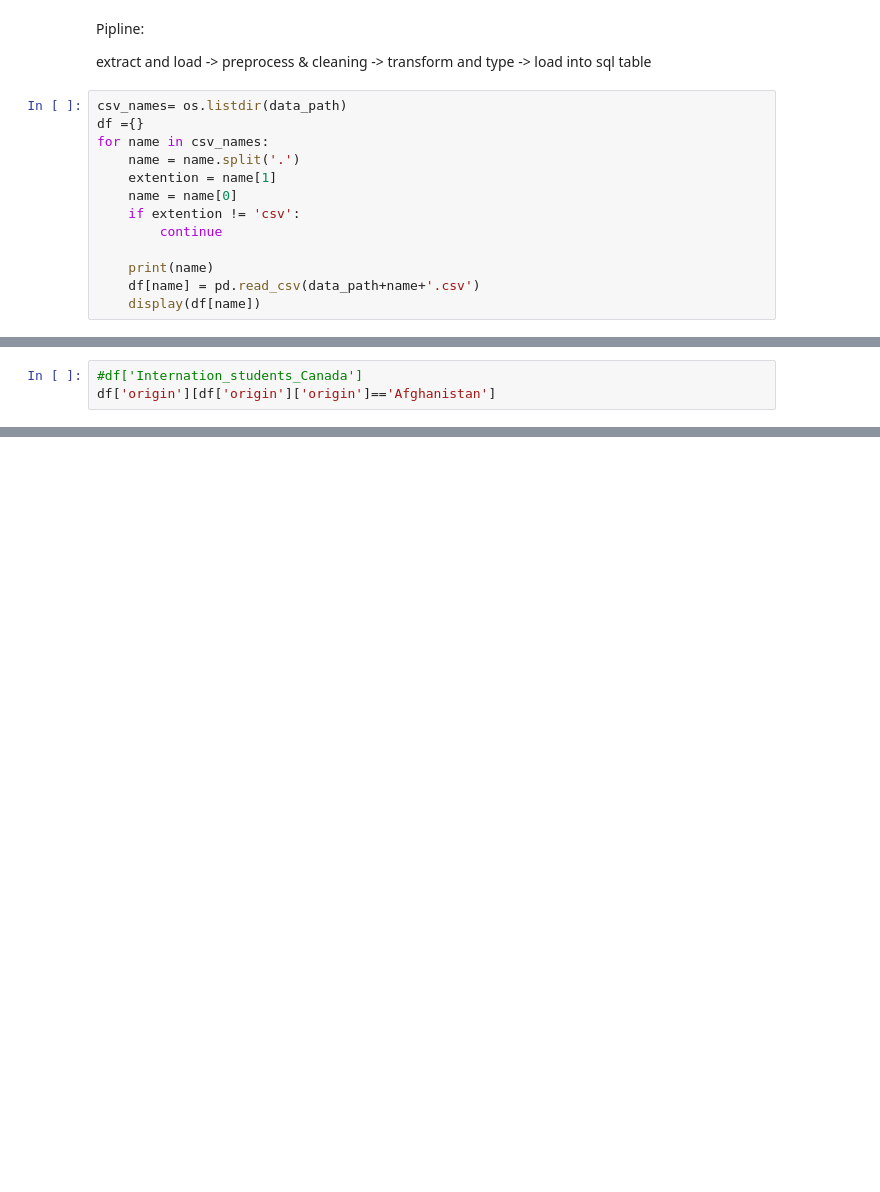
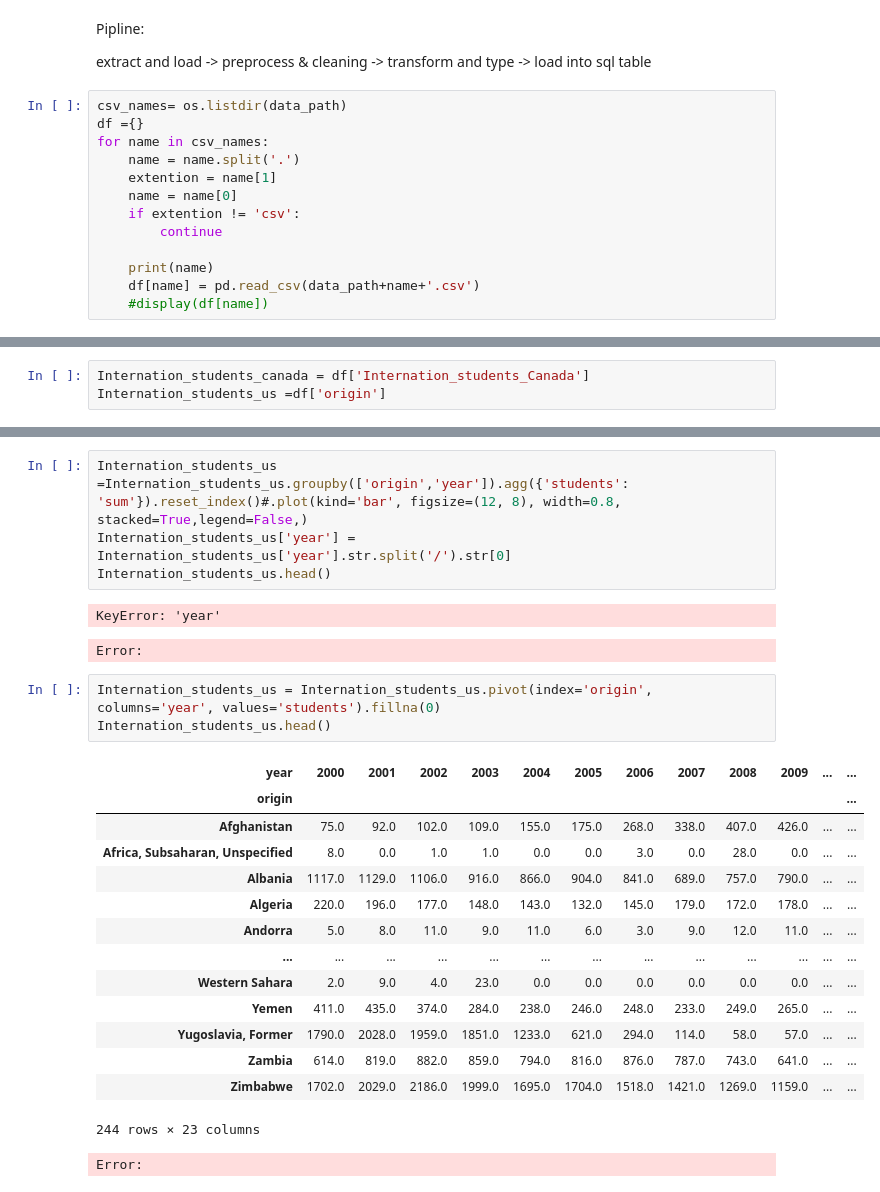
Before and after one commit to majidsh97/MADE, a Jupyter notebook: project/data-exploration.ipynb, the cells around one changed output, grey strips where cells are left out. Saved outputs shown, nothing was run; the diff lists cells and outputs as text; blank space fills up the shorter version.

```diff
--- a/project/data-exploration.ipynb
+++ b/project/data-exploration.ipynb
@@ -37,6 +42,6 @@ for name in csv_names:
 
     print(name)
     df[name] = pd.read_csv(data_path+name+'.csv')
-    display(df[name])
+    #display(df[name])
 # %% [output]
 origin
@@ -115,4 +58,4 @@ df['Internation_students_Canada']
 # %%
-#df['Internation_students_Canada']
-df['origin'][df['origin']['origin']=='Afghanistan']
+Internation_students_canada = df['Internation_students_Canada']
+Internation_students_us =df['origin']
 # %% [output]
@@ -131,0 +95,26 @@ df['origin'][df['origin']['origin']=='Afghanistan']
+# %%
+Internation_students_us =Internation_students_us.groupby(['origin','year']).agg({'students': 'sum'}).reset_index()#.plot(kind='bar', figsize=(12, 8), width=0.8, stacked=True,legend=False,)
+Internation_students_us['year'] = Internation_students_us['year'].str.split('/').str[0]
+Internation_students_us.head()
+# %% [output]
+KeyError: 'year'
+Error:
+# %%
+Internation_students_us = Internation_students_us.pivot(index='origin', columns='year', values='students').fillna(0)
+Internation_students_us.head()
+# %% [output]
+| year | 2000 | 2001 | 2002 | 2003 | 2004 | 2005 | 2006 | 2007 | 2008 | 2009 | ... | ... |
+| origin |  |  |  |  |  |  |  |  |  |  |  | ... |
+| Afghanistan | 75.0 | 92.0 | 102.0 | 109.0 | 155.0 | 175.0 | 268.0 | 338.0 | 407.0 | 426.0 | ... | ... |
+| Africa, Subsaharan, Unspecified | 8.0 | 0.0 | 1.0 | 1.0 | 0.0 | 0.0 | 3.0 | 0.0 | 28.0 | 0.0 | ... | ... |
+| Albania | 1117.0 | 1129.0 | 1106.0 | 916.0 | 866.0 | 904.0 | 841.0 | 689.0 | 757.0 | 790.0 | ... | ... |
+| Algeria | 220.0 | 196.0 | 177.0 | 148.0 | 143.0 | 132.0 | 145.0 | 179.0 | 172.0 | 178.0 | ... | ... |
+| Andorra | 5.0 | 8.0 | 11.0 | 9.0 | 11.0 | 6.0 | 3.0 | 9.0 | 12.0 | 11.0 | ... | ... |
+| ... | ... | ... | ... | ... | ... | ... | ... | ... | ... | ... | ... | ... |
+| Western Sahara | 2.0 | 9.0 | 4.0 | 23.0 | 0.0 | 0.0 | 0.0 | 0.0 | 0.0 | 0.0 | ... | ... |
+| Yemen | 411.0 | 435.0 | 374.0 | 284.0 | 238.0 | 246.0 | 248.0 | 233.0 | 249.0 | 265.0 | ... | ... |
+| Yugoslavia, Former | 1790.0 | 2028.0 | 1959.0 | 1851.0 | 1233.0 | 621.0 | 294.0 | 114.0 | 58.0 | 57.0 | ... | ... |
+| Zambia | 614.0 | 819.0 | 882.0 | 859.0 | 794.0 | 816.0 | 876.0 | 787.0 | 743.0 | 641.0 | ... | ... |
+| Zimbabwe | 1702.0 | 2029.0 | 2186.0 | 1999.0 | 1695.0 | 1704.0 | 1518.0 | 1421.0 | 1269.0 | 1159.0 | ... | ... |
+244 rows × 23 columns
+Error:
```
Also changed, not shown: parts of 14 cells of this notebook, 2 other files.
